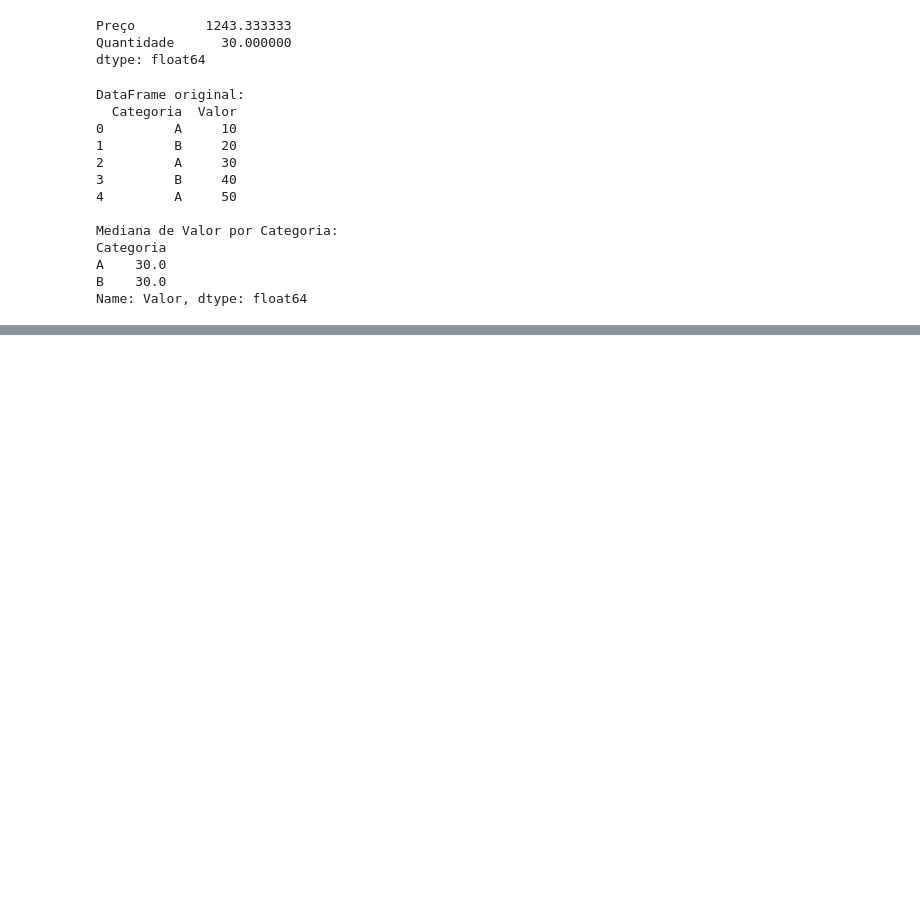
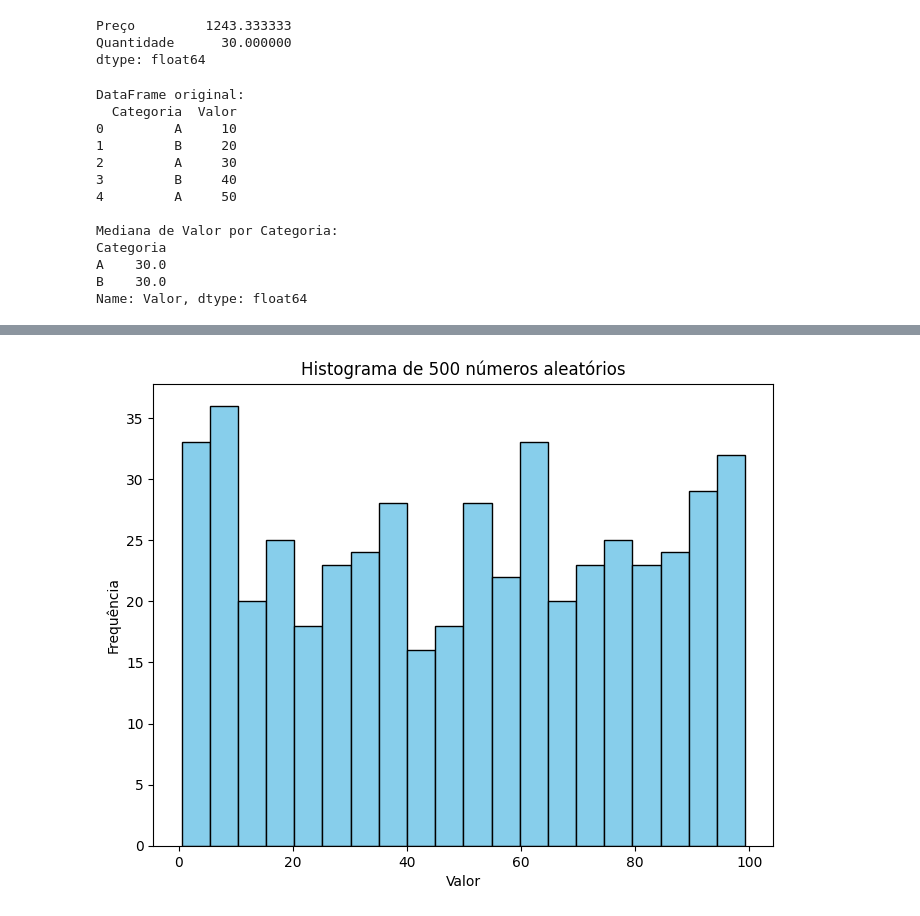
Before and after one commit to samuel76-art/Disciplina-de-Inteligencia-Artificial-UMC, a Jupyter notebook: Atividades_de_Data_Science_NumPy,_SciPy,_Pandas_e_Matplotlib[Samuel_Sousa_Santos][B][Noite].ipynb, the cells around one changed output, grey strips where cells are left out. Cells and saved outputs as stored; diff of their text form; code cells hidden in the pictures; blank space fills up the shorter version.

```diff
--- a/Atividades_de_Data_Science_NumPy,_SciPy,_Pandas_e_Matplotlib[Samuel_Sousa_Santos][B][Noite].ipynb
+++ b/Atividades_de_Data_Science_NumPy,_SciPy,_Pandas_e_Matplotlib[Samuel_Sousa_Santos][B][Noite].ipynb
@@ -1303,0 +1348,20 @@ Name: Valor, dtype: float64
+# %%
+#Exercicio 3
+import matplotlib.pyplot as plt
+import numpy as np
+# Raciocínio - Gero os dados com np.random.uniform(0, 100, 500) (distribuição uniforme) e uso plt.hist() para agrupar os valores em faixas (bins) e mostrar a frequência de cada uma.
+# Configuração para reprodutibilidade (opcional)
+np.random.seed(42)
+# Geração de 500 números aleatórios entre 0 e 100
+dados = np.random.uniform(0, 100, 500)
+# Criação do histograma
+plt.figure(figsize=(8, 6))
+plt.hist(dados, bins=20, edgecolor='black', color='skyblue')
+# Personalização do gráfico
+plt.title('Histograma de 500 números aleatórios')
+plt.xlabel('Valor')
+plt.ylabel('Frequência')
+# Exibindo o gráfico
+plt.show()
+# %% [output]
+[figure, added]
```
Also changed, not shown: parts of 19 cells of this notebook.
